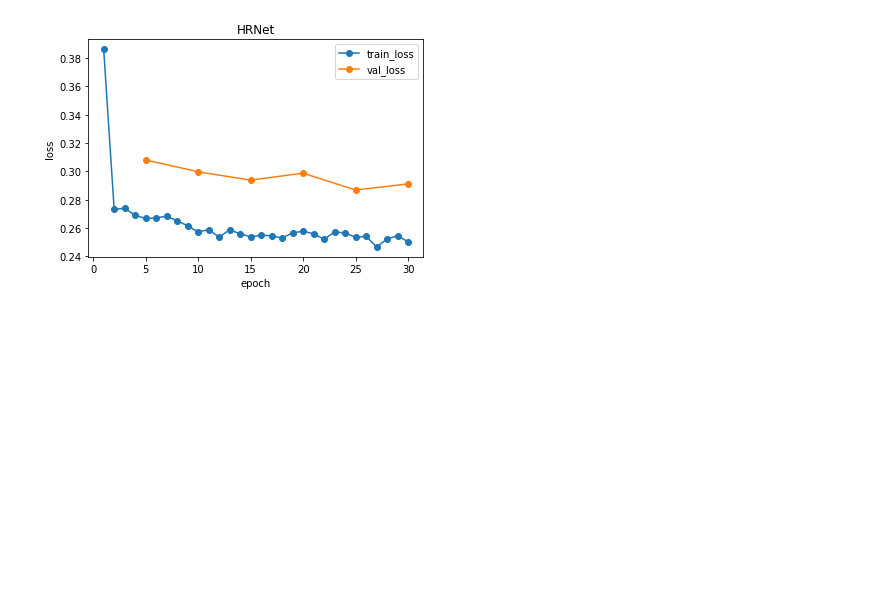
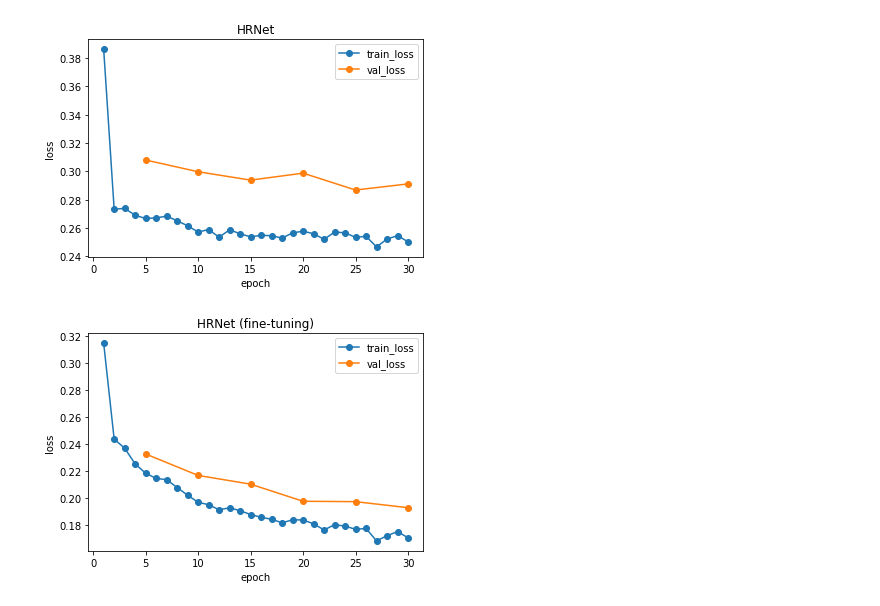
Before and after one commit to KokiNiimura/study, a Jupyter notebook: make_graphs.ipynb, the cells around one changed output. Cells and saved outputs as stored; diff of their text form; code cells hidden in the pictures; blank space fills up the shorter version.

Commit message:
make learning curves of fine-tuning

```diff
--- a/make_graphs.ipynb
+++ b/make_graphs.ipynb
@@ -53,3 +53,9 @@ make_graph(log_psp, "PSPNet")
 make_graph(log_hr, "HRNet")
 # %% [output]
 [figure]
+# %%
+log_hr_fine = pd.read_csv("./log_output_hr_finetuning.csv")
+# %%
+make_graph(log_hr_fine, "HRNet (fine-tuning)")
+# %% [output]
+[figure, added]
```
